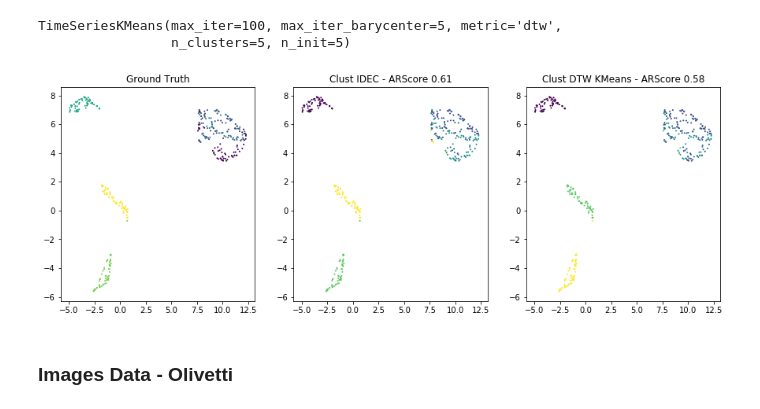
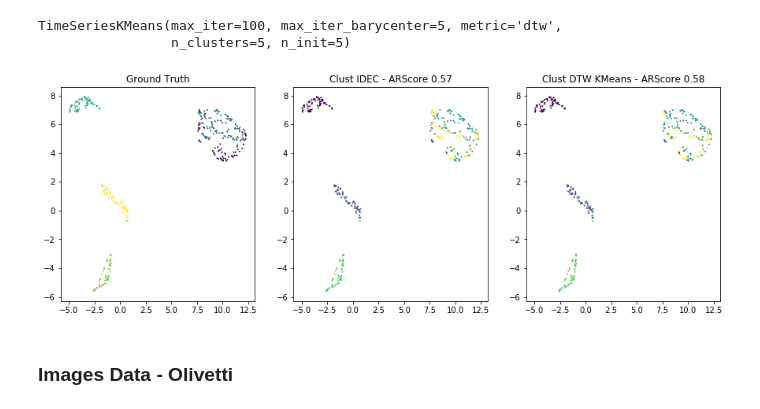
Before and after one commit to vb690/IDEC_extended, a Jupyter notebook: benchmarking_DEC.ipynb, the cells around one changed output. Drawn from its saved outputs; the diff is of its cells as text; code cells hidden in the pictures.

```diff
--- a/benchmarking_DEC.ipynb
+++ b/benchmarking_DEC.ipynb
@@ -91,7 +93,7 @@ reduction = np.load('results\\umap_reductions\\natops.npy')
 recurrent = RecurrentAutoEncoder(X_shape=X.shape)
 
 stopper = EarlyStopping(
-    monitor='loss',
+    monitor='val_loss',
     min_delta=0.0001,
     patience=10,
     restore_best_weights=True
@@ -100,19 +102,23 @@ history = recurrent.fit(
     X,
     epochs=1000,
     batch_size=32,
-    verbose=0
+    verbose=0,
+    callbacks=[stopper],
+    validation_split=0.2
 )
 # %%
 clusterer_idec = IDEC(
     X=X,
     autoencoder=recurrent,
     n_clusters=5,
-    gamma=0.1
+    gamma=0.05
 )
 clusterer_idec.fit(
     X=X,
-    epochs=100,
+    epochs=300,
     btch_size=32,
-    verbose=False
+    verbose=True,
+    update_interval=X.shape[0] // 32,
+    epochs_tol=(X.shape[0] // 32) * 5
 )
 # %% [output]
@@ -119,14 +140,14 @@ clusterer_idec.fit(
 Tol: 0.001 Delta: 0.0
 Stop Training
 # %%
-clusterer_kmeans = TimeSeriesKMeans(
+clusterer_dtw_kmeans = TimeSeriesKMeans(
     n_clusters=5,
     metric='dtw',
     max_iter=100,
     n_init=5,
     max_iter_barycenter=5
 )
-clusterer_kmeans.fit(
+clusterer_dtw_kmeans.fit(
     X
 )
 # %% [output]
@@ -135,14 +156,14 @@ TimeSeriesKMeans(max_iter=100, max_iter_barycenter=5, metric='dtw',
 # %%
 compare_clusterers(
     clusterer_1={'IDEC': clusterer_idec.predict(X).argmax(1).flatten()},
-    clusterer_2={'DTW KMeans': clusterer_kmeans.labels_},
+    clusterer_2={'DTW KMeans': clusterer_dtw_kmeans.labels_},
     ground_truth=y.flatten(),
     reduction=reduction,
     figsize=(15, 5),
     s=1
 )
 # %% [output]
-[figure, old version]
+[figure, new version]
 # %% [markdown]
 ### Images Data - Olivetti
 # %%
```
Also changed, not shown: parts of 4 cells of this notebook, 3 other files.
